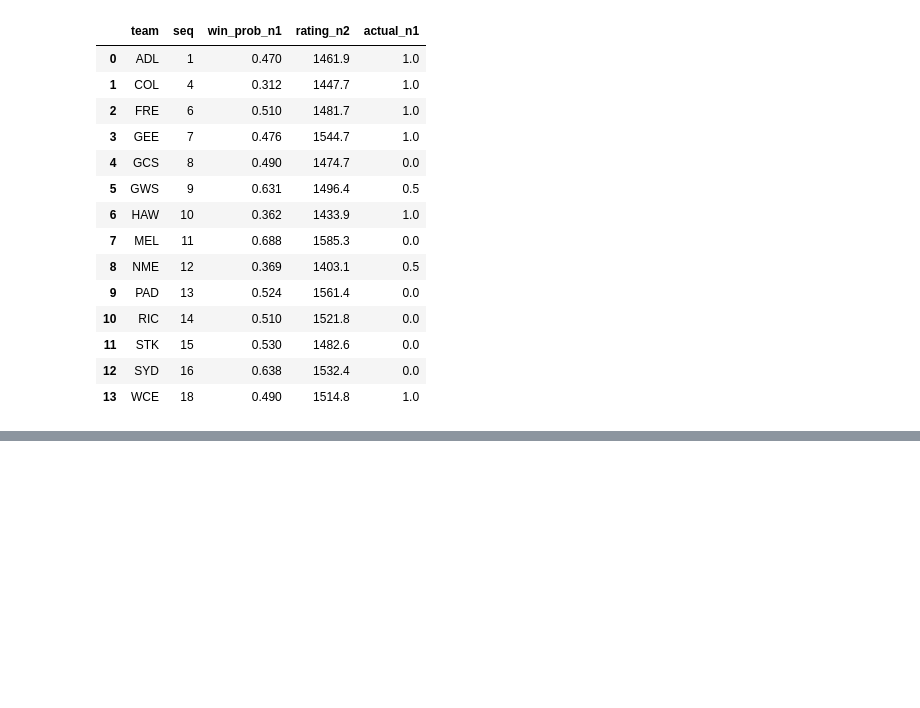
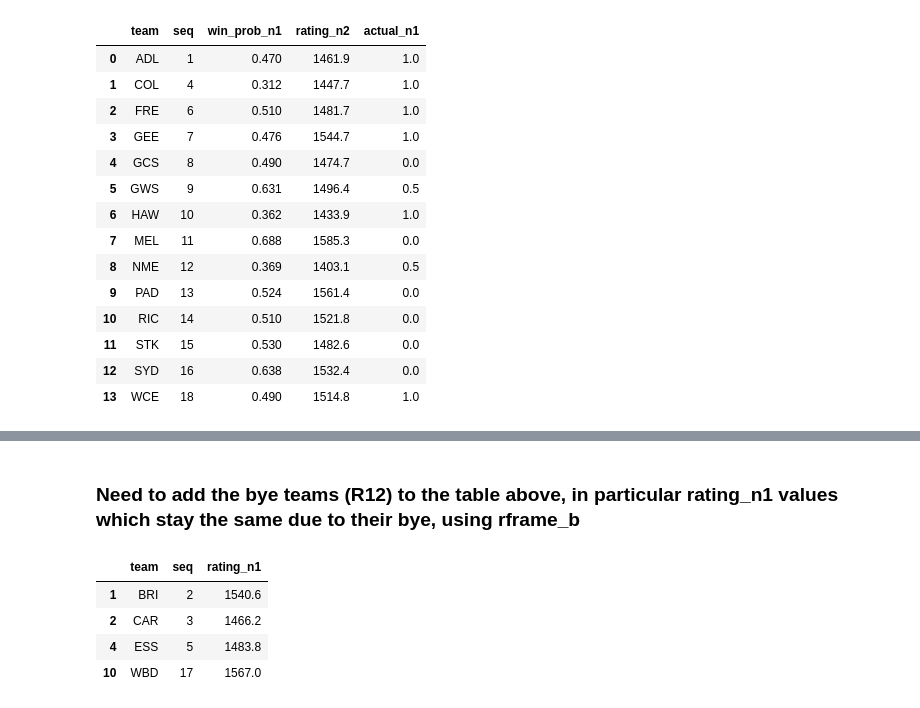
Before and after one commit to stevegabriel1/afl_elo_ratings, a Jupyter notebook: basic_version_R14.ipynb, the cells around one changed output, grey strips where cells are left out. Drawn from its saved outputs; the diff is of its cells as text; code cells hidden in the pictures; blank space fills up the shorter version.

```diff
--- a/basic_version_R14.ipynb
+++ b/basic_version_R14.ipynb
@@ -2072,0 +2093,10 @@ rframe
+# %% [markdown]
+### Need to add the bye teams (R12) to the table above, in particular rating_n1 values which stay the same due to their bye, using rframe_b
+# %%
+rframe_b
+# %% [output]
+|  | team | seq | rating_n1 |
+| 1 | BRI | 2 | 1540.6 |
+| 2 | CAR | 3 | 1466.2 |
+| 4 | ESS | 5 | 1483.8 |
+| 10 | WBD | 17 | 1567.0 |
```
Also changed, not shown: parts of 2 cells of this notebook.
